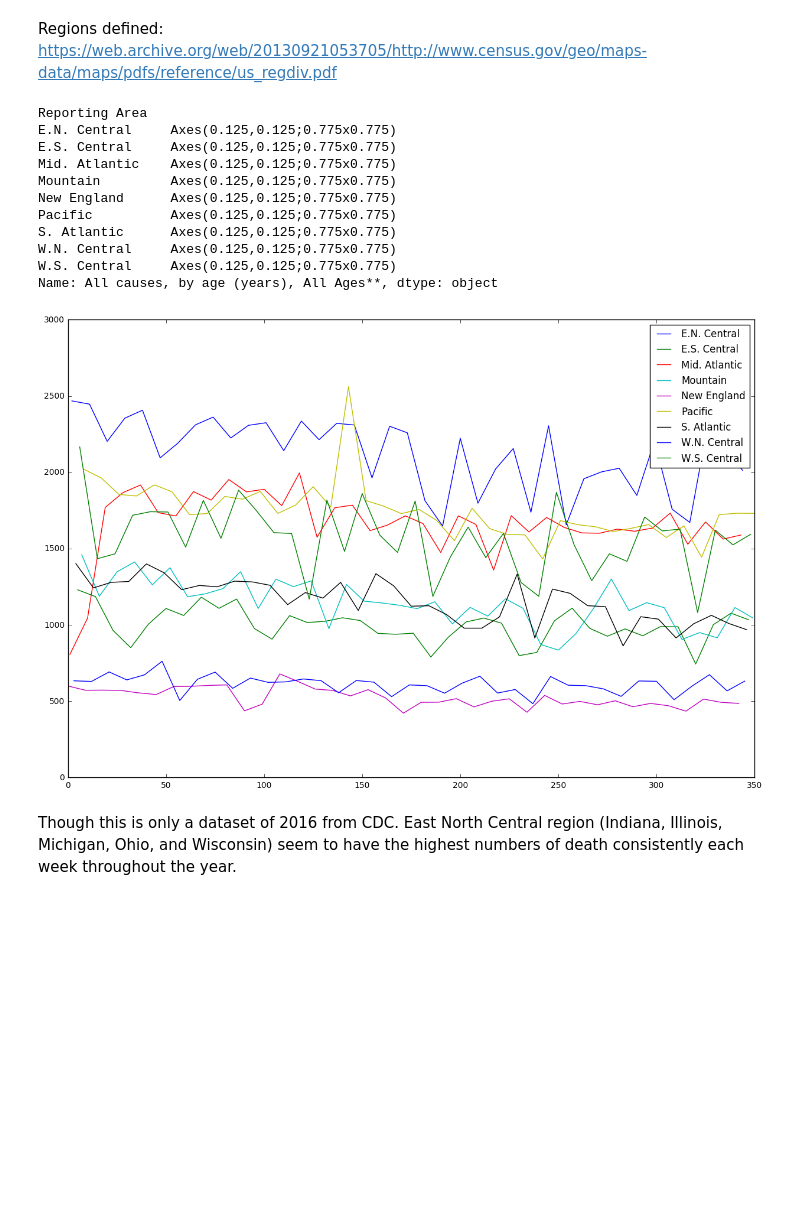
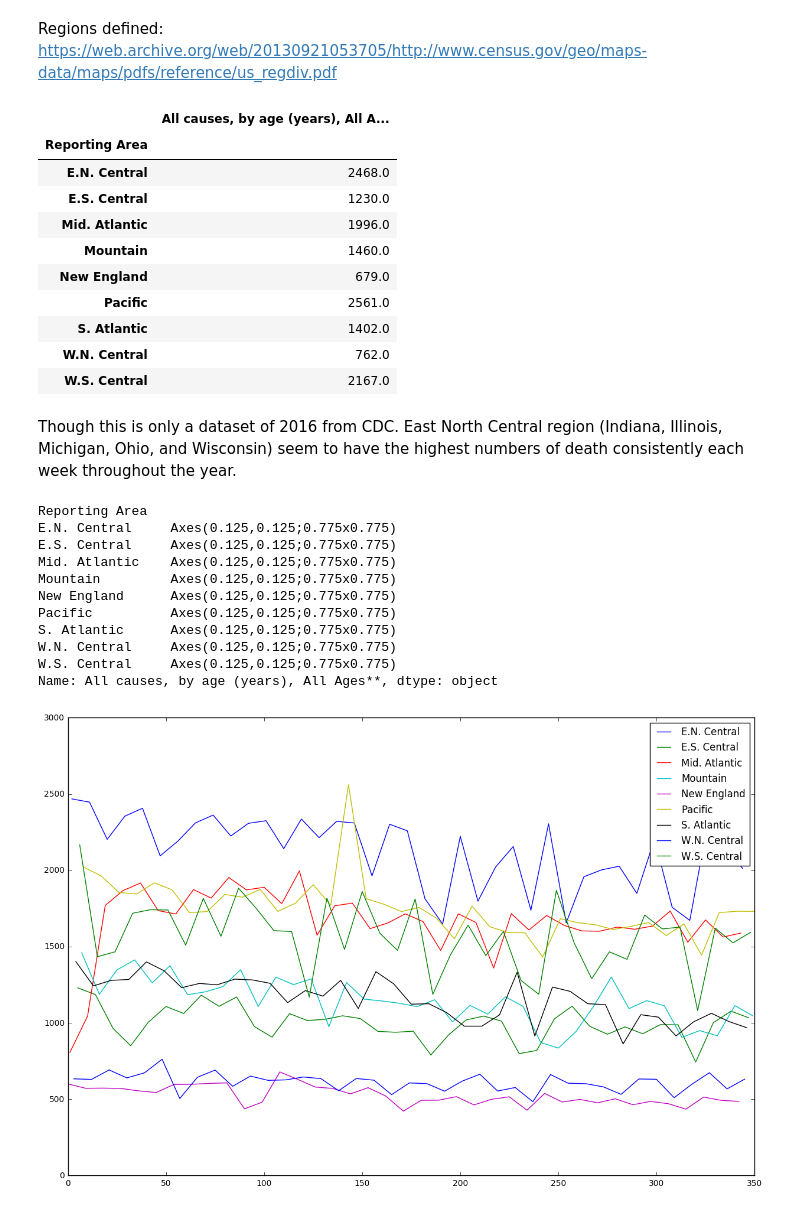
Before and after one commit to snghiem/random_analytics, a Jupyter notebook: Mortality-in-122-US-cities.ipynb, the cells around one changed output. Drawn from its saved outputs; the diff is of its cells as text; code cells hidden in the pictures; blank space fills up the shorter version.

Commit message:
Making sure East North Centralis max

```diff
--- a/Mortality-in-122-US-cities.ipynb
+++ b/Mortality-in-122-US-cities.ipynb
@@ -83,19 +83,34 @@ region_list
 # %% [markdown]
 Regions defined: https://web.archive.org/web/20130921053705/http://www.census.gov/geo/maps-data/maps/pdfs/reference/us_regdiv.pdf
 # %%
-df[df['Reporting Area'].isin(region_list)][['Reporting Area','All causes, by age (years), All Ages**']].reset_index(drop=True).groupby('Reporting Area')['All causes, by age (years), All Ages**'].plot(figsize=(15,10),legend=True)
+regions=df[df['Reporting Area'].isin(region_list)][['Reporting Area','All causes, by age (years), All Ages**']].reset_index(drop=True)
+regions.groupby('Reporting Area').max()
 # %% [output]
-Reporting Area
-E.N. Central     Axes(0.125,0.125;0.775x0.775)
-E.S. Central     Axes(0.125,0.125;0.775x0.775)
-Mid. Atlantic    Axes(0.125,0.125;0.775x0.775)
-Mountain         Axes(0.125,0.125;0.775x0.775)
-New England      Axes(0.125,0.125;0.775x0.775)
-Pacific          Axes(0.125,0.125;0.775x0.775)
-S. Atlantic      Axes(0.125,0.125;0.775x0.775)
-W.N. Central     Axes(0.125,0.125;0.775x0.775)
-W.S. Central     Axes(0.125,0.125;0.775x0.775)
-Name: All causes, by age (years), All Ages**, dtype: object
-[figure, removed]
+|  | All causes, by age (years), All A... |
+| Reporting Area |  |
+| E.N. Central | 2468.0 |
+| E.S. Central | 1230.0 |
+| Mid. Atlantic | 1996.0 |
+| Mountain | 1460.0 |
+| New England | 679.0 |
+| Pacific | 2561.0 |
+| S. Atlantic | 1402.0 |
+| W.N. Central | 762.0 |
+| W.S. Central | 2167.0 |
 # %% [markdown]
 Though this is only a dataset of 2016 from CDC. East North Central region (Indiana, Illinois, Michigan, Ohio, and Wisconsin) seem to have the highest numbers of death consistently each week throughout the year.
+# %%
+regions.groupby('Reporting Area')['All causes, by age (years), All Ages**'].plot(figsize=(15,10),legend=True)
+# %% [output]
+Reporting Area
+E.N. Central     Axes(0.125,0.125;0.775x0.775)
+E.S. Central     Axes(0.125,0.125;0.775x0.775)
+Mid. Atlantic    Axes(0.125,0.125;0.775x0.775)
+Mountain         Axes(0.125,0.125;0.775x0.775)
+New England      Axes(0.125,0.125;0.775x0.775)
+Pacific          Axes(0.125,0.125;0.775x0.775)
+S. Atlantic      Axes(0.125,0.125;0.775x0.775)
+W.N. Central     Axes(0.125,0.125;0.775x0.775)
+W.S. Central     Axes(0.125,0.125;0.775x0.775)
+Name: All causes, by age (years), All Ages**, dtype: object
+[figure, added]
```
